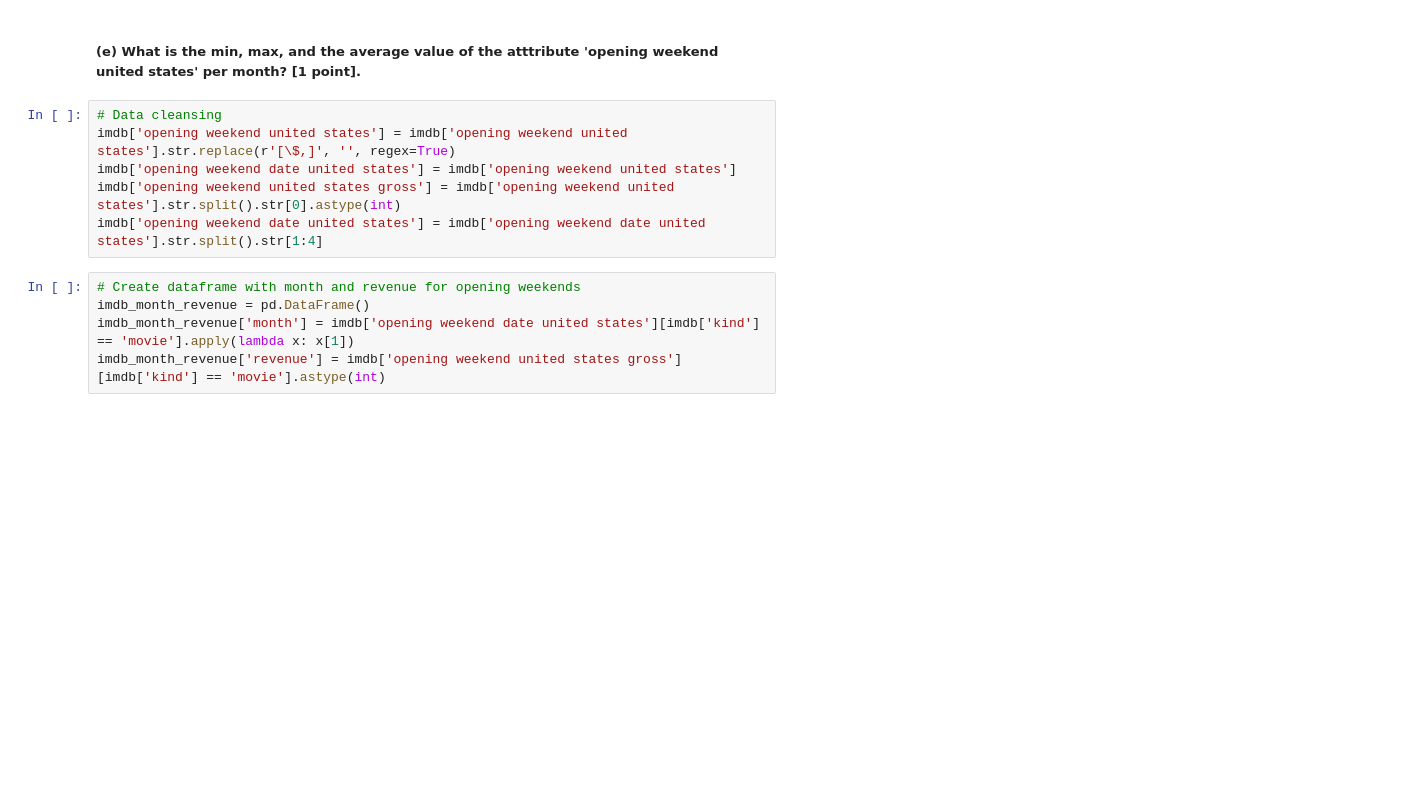
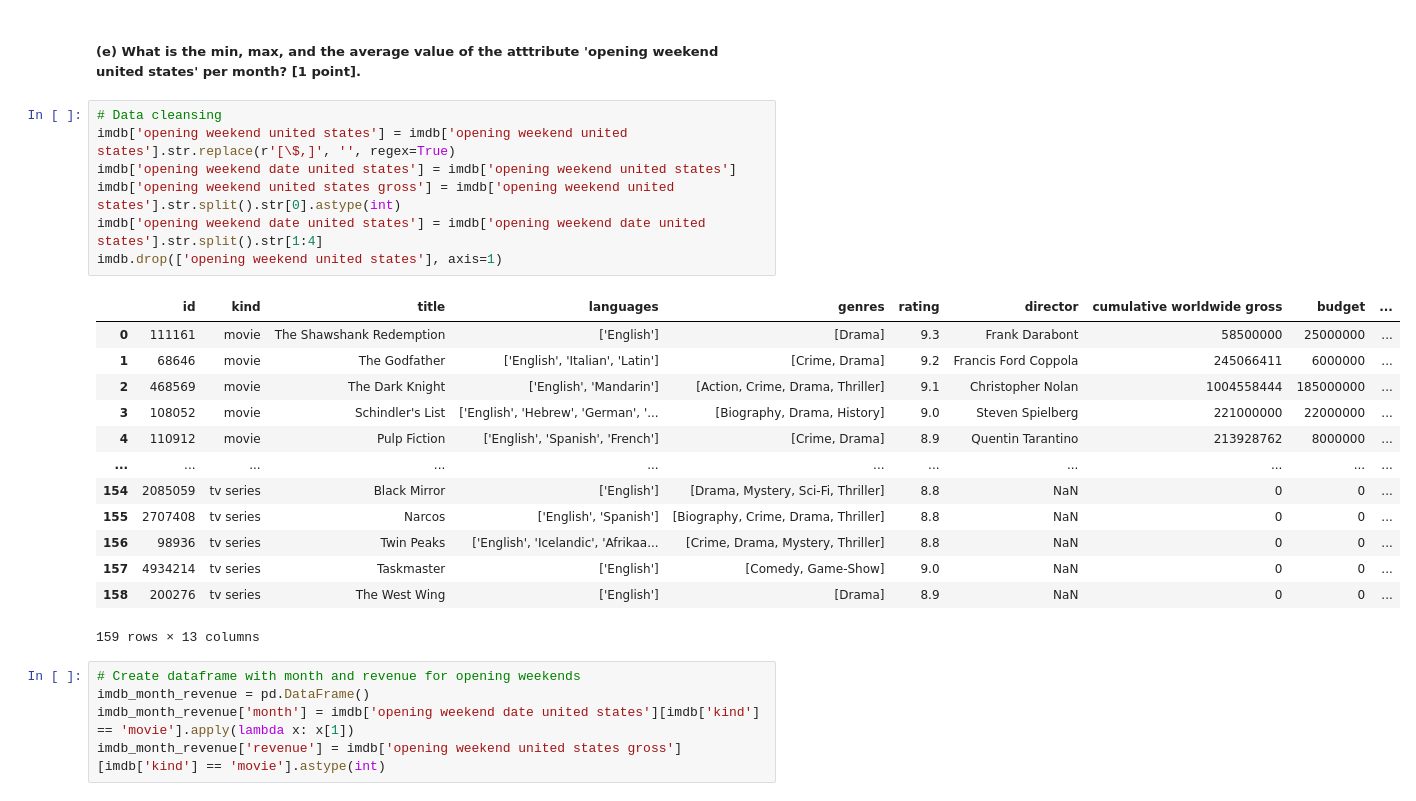
Before and after one commit to Sunkarr/ZHAW, a Jupyter notebook: Semester 2/Data Engineering 1/W5&W6/GradedLab01.ipynb, the cells around one changed output. Saved outputs shown, nothing was run; the diff lists cells and outputs as text; blank space fills up the shorter version.

```diff
--- a/Semester 2/Data Engineering 1/W5&W6/GradedLab01.ipynb
+++ b/Semester 2/Data Engineering 1/W5&W6/GradedLab01.ipynb
@@ -101,9 +101,24 @@ imdb[['title', 'net profit']][imdb['kind'] == 'movie']
 # %%
 # Data cleansing
 imdb['opening weekend united states'] = imdb['opening weekend united states'].str.replace(r'[\$,]', '', regex=True)
 imdb['opening weekend date united states'] = imdb['opening weekend united states']
 imdb['opening weekend united states gross'] = imdb['opening weekend united states'].str.split().str[0].astype(int)
 imdb['opening weekend date united states'] = imdb['opening weekend date united states'].str.split().str[1:4]
+imdb.drop(['opening weekend united states'], axis=1)
+# %% [output]
+|  | id | kind | title | languages | genres | rating | director | cumulative worldwide gross | budget | ... |
+| 0 | 111161 | movie | The Shawshank Redemption | ['English'] | [Drama] | 9.3 | Frank Darabont | 58500000 | 25000000 | ... |
+| 1 | 68646 | movie | The Godfather | ['English', 'Italian', 'Latin'] | [Crime, Drama] | 9.2 | Francis Ford Coppola | 245066411 | 6000000 | ... |
+| 2 | 468569 | movie | The Dark Knight | ['English', 'Mandarin'] | [Action, Crime, Drama, Thriller] | 9.1 | Christopher Nolan | 1004558444 | 185000000 | ... |
+| 3 | 108052 | movie | Schindler's List | ['English', 'Hebrew', 'German', '... | [Biography, Drama, History] | 9.0 | Steven Spielberg | 221000000 | 22000000 | ... |
+| 4 | 110912 | movie | Pulp Fiction | ['English', 'Spanish', 'French'] | [Crime, Drama] | 8.9 | Quentin Tarantino | 213928762 | 8000000 | ... |
+| ... | ... | ... | ... | ... | ... | ... | ... | ... | ... | ... |
+| 154 | 2085059 | tv series | Black Mirror | ['English'] | [Drama, Mystery, Sci-Fi, Thriller] | 8.8 | NaN | 0 | 0 | ... |
+| 155 | 2707408 | tv series | Narcos | ['English', 'Spanish'] | [Biography, Crime, Drama, Thriller] | 8.8 | NaN | 0 | 0 | ... |
+| 156 | 98936 | tv series | Twin Peaks | ['English', 'Icelandic', 'Afrikaa... | [Crime, Drama, Mystery, Thriller] | 8.8 | NaN | 0 | 0 | ... |
+| 157 | 4934214 | tv series | Taskmaster | ['English'] | [Comedy, Game-Show] | 9.0 | NaN | 0 | 0 | ... |
+| 158 | 200276 | tv series | The West Wing | ['English'] | [Drama] | 8.9 | NaN | 0 | 0 | ... |
+159 rows × 13 columns
 # %%
 # Create dataframe with month and revenue for opening weekends
 imdb_month_revenue = pd.DataFrame()
```
